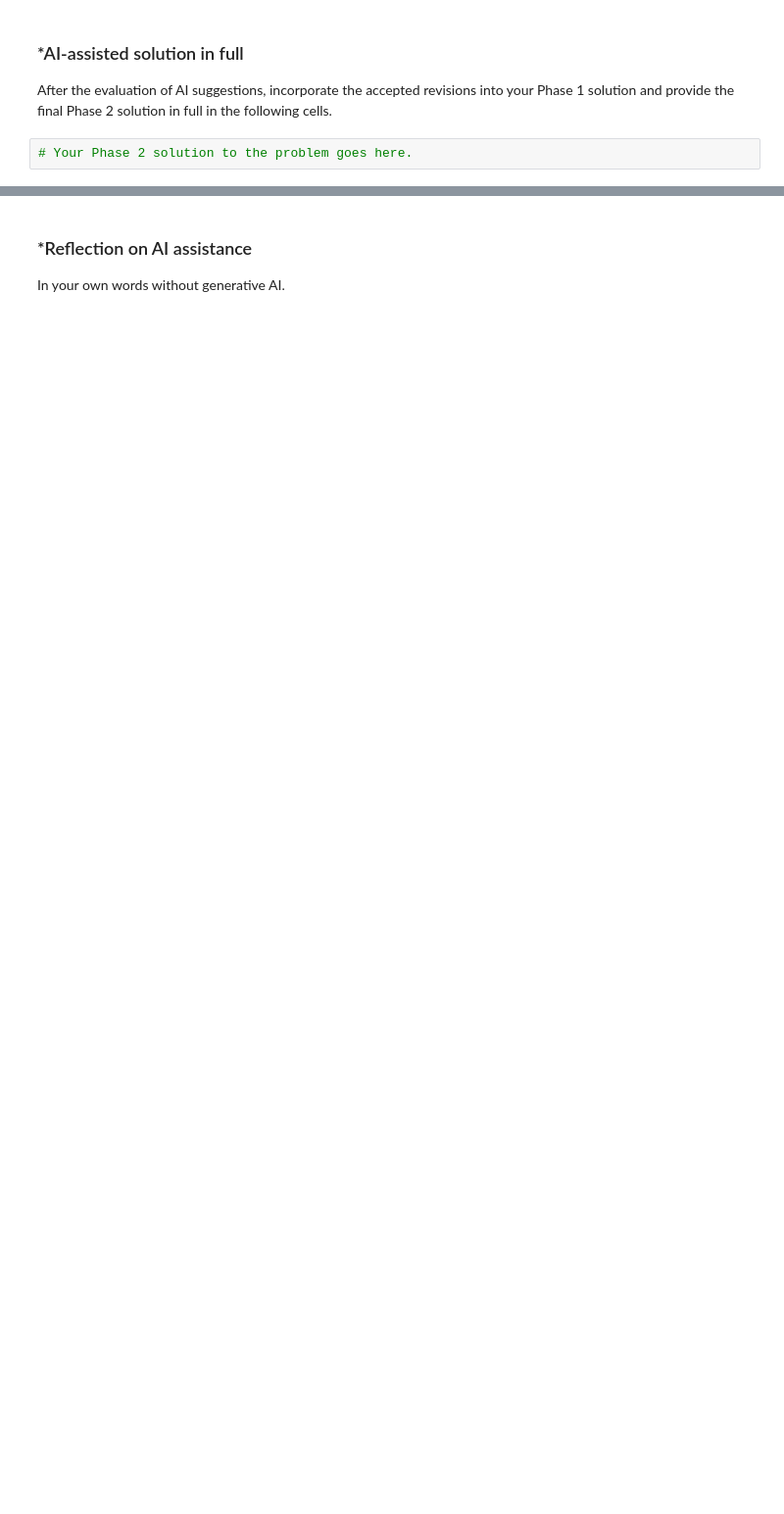
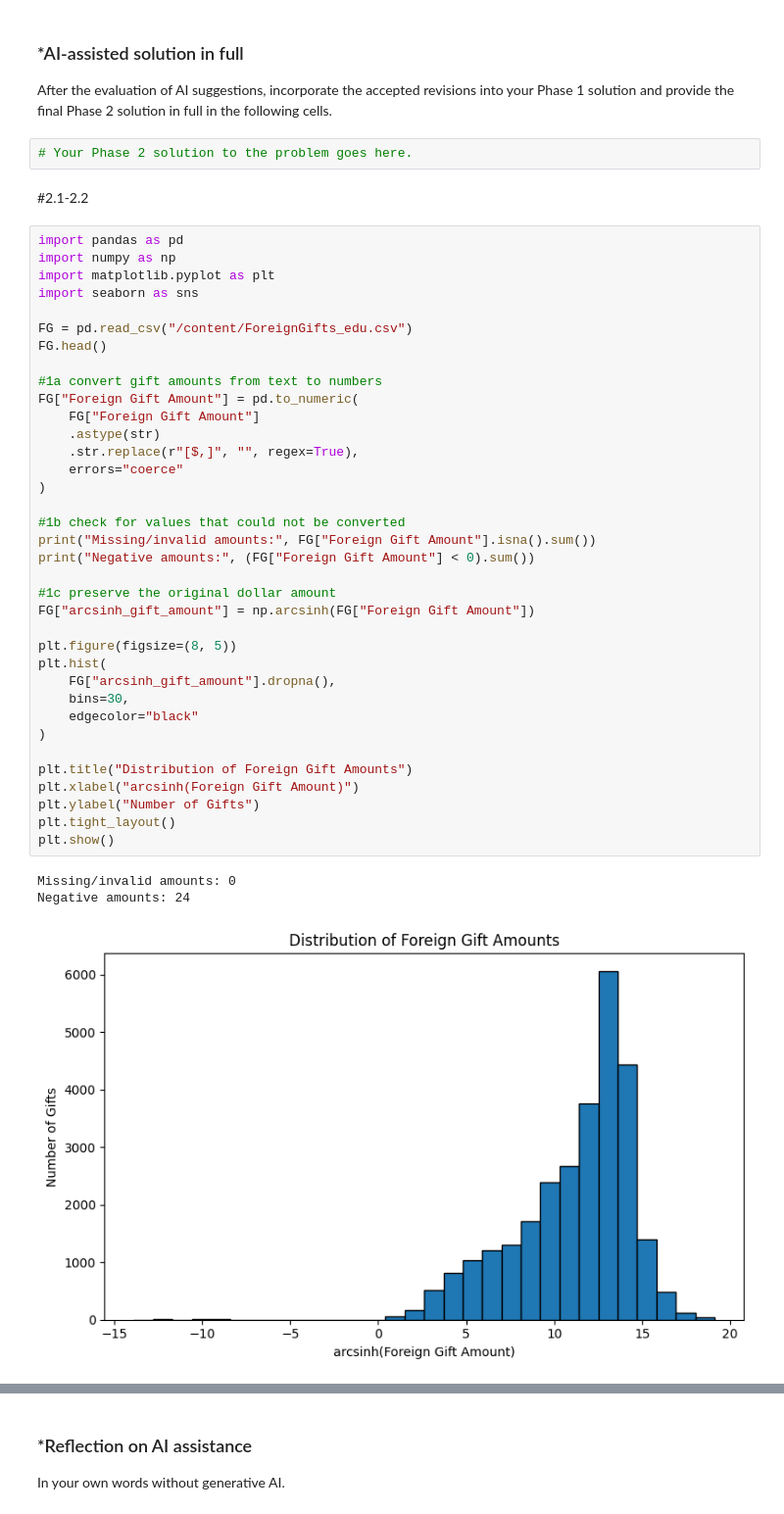
Before and after one commit to mwetmore05/A02-eda-and-visualization, a Jupyter notebook: notebook.ipynb, the cells around one changed output, grey strips where cells are left out. Shown at 98% size. Saved outputs shown, nothing was run; the diff lists cells and outputs as text; blank space fills up the shorter version.

```diff
--- a/notebook.ipynb
+++ b/notebook.ipynb
@@ -258,3 +414,45 @@ Keep Phase 1 frozen.
 After the evaluation of AI suggestions, incorporate the accepted revisions into your Phase 1 solution and provide the final Phase 2 solution in full in the following cells.
 # %%
 # Your Phase 2 solution to the problem goes here.
+# %% [markdown]
+#2.1-2.2
+# %%
+import pandas as pd
+import numpy as np
+import matplotlib.pyplot as plt
+import seaborn as sns
+
+FG = pd.read_csv("/content/ForeignGifts_edu.csv")
+FG.head()
+
+#1a convert gift amounts from text to numbers
+FG["Foreign Gift Amount"] = pd.to_numeric(
+    FG["Foreign Gift Amount"]
+    .astype(str)
+    .str.replace(r"[$,]", "", regex=True),
+    errors="coerce"
+)
+
+#1b check for values that could not be converted
+print("Missing/invalid amounts:", FG["Foreign Gift Amount"].isna().sum())
+print("Negative amounts:", (FG["Foreign Gift Amount"] < 0).sum())
+
+#1c preserve the original dollar amount
+FG["arcsinh_gift_amount"] = np.arcsinh(FG["Foreign Gift Amount"])
+
+plt.figure(figsize=(8, 5))
+plt.hist(
+    FG["arcsinh_gift_amount"].dropna(),
+    bins=30,
+    edgecolor="black"
+)
+
+plt.title("Distribution of Foreign Gift Amounts")
+plt.xlabel("arcsinh(Foreign Gift Amount)")
+plt.ylabel("Number of Gifts")
+plt.tight_layout()
+plt.show()
+# %% [output]
+Missing/invalid amounts: 0
+Negative amounts: 24
+[figure, added]
```
Also changed, not shown: parts of 13 cells of this notebook.
